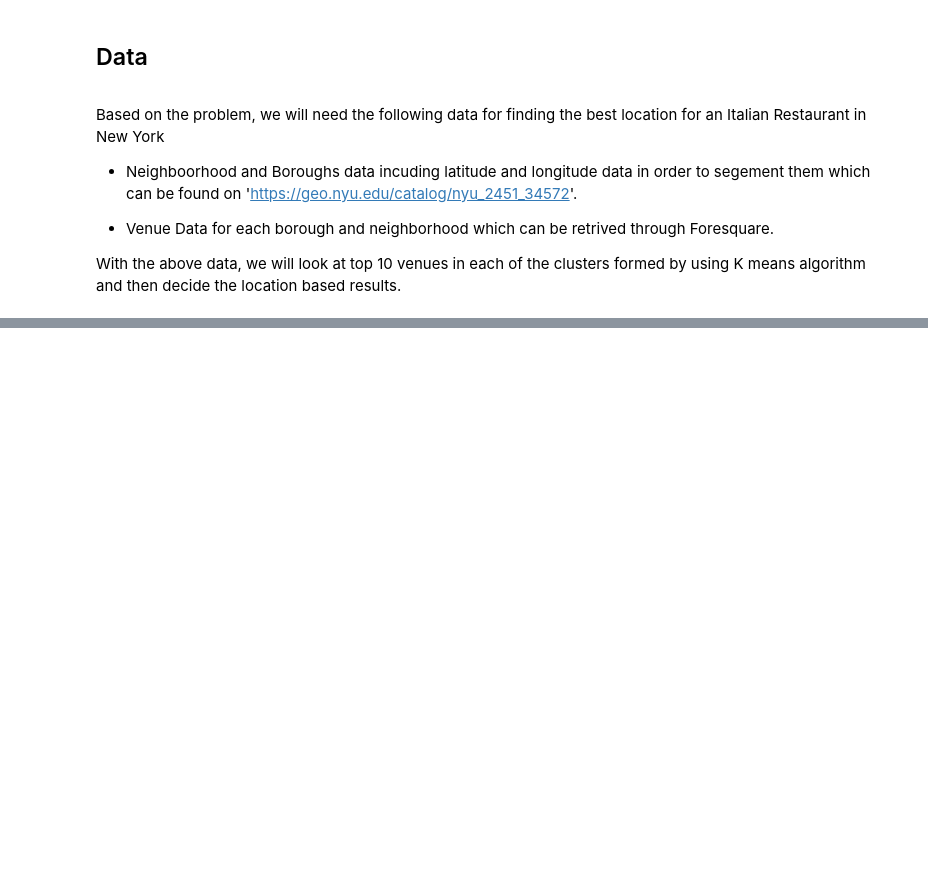
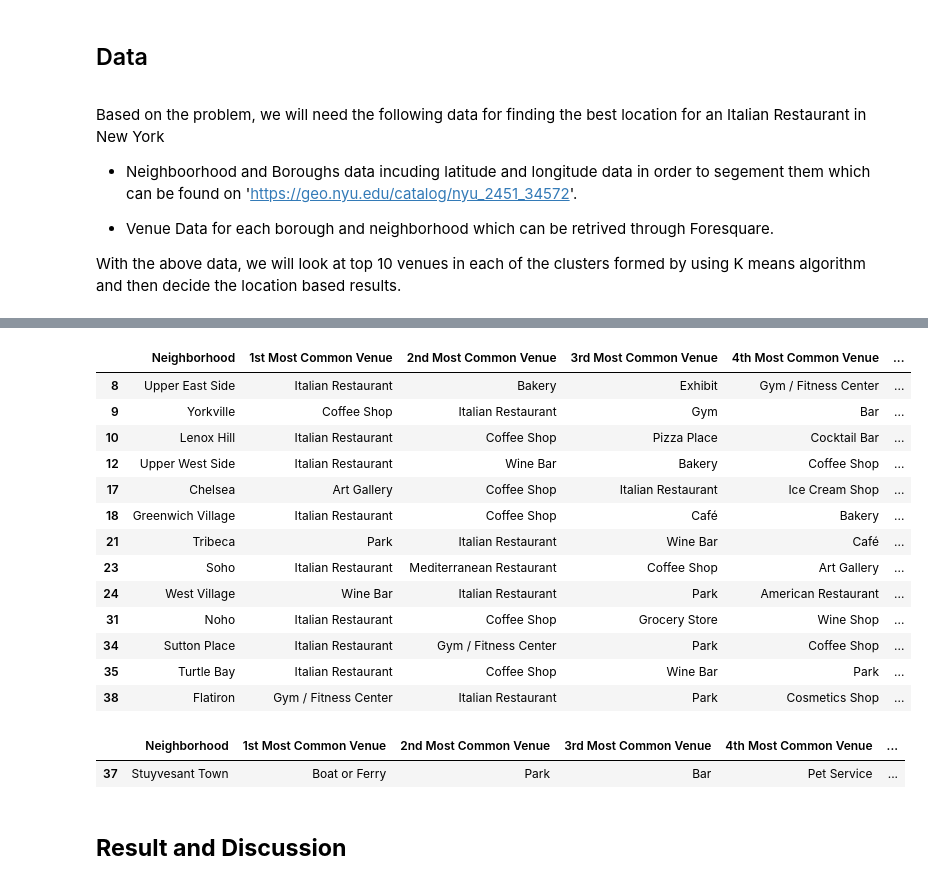
Before and after one commit to koushikvadali/Coursera_Capstone, a Jupyter notebook: The Battle of Neighborhood.ipynb, the cells around one changed output, grey strips where cells are left out. Saved outputs shown, nothing was run; the diff lists cells and outputs as text; code cells hidden in the pictures; blank space fills up the shorter version.

```diff
--- a/The Battle of Neighborhood.ipynb
+++ b/The Battle of Neighborhood.ipynb
@@ -28,0 +575,8 @@ Based on the problem, we will need the following data for finding the best locat
+# %%
+#storing values in a pandas data frame
+
+def return_most_common_venues(row, num_top_venues):
+    row_categories = row.iloc[1:]
+    row_categories_sorted = row_categories.sort_values(ascending=False)
+
+    return row_categories_sorted.index.values[0:num_top_venues]
@@ -28,0 +615,7 @@ Based on the problem, we will need the following data for finding the best locat
+# %%
+# set number of clusters
+kclusters = 5
+
+manhattan_grouped_clustering = manhattan_grouped.drop('Neighborhood', 1)
+
+manhattan_grouped_clustering.head()
@@ -28,0 +629,6 @@ Based on the problem, we will need the following data for finding the best locat
+# %%
+# run k-means clustering
+kmeans = KMeans(n_clusters=kclusters, random_state=0).fit(manhattan_grouped_clustering)
+
+# check cluster labels generated for each row in the dataframe
+kmeans.labels_[0:10]
@@ -28,0 +655,12 @@ Based on the problem, we will need the following data for finding the best locat
+# %%
+#creating data frame that includes cluster as well as top 10 venues for each neighborhood
+
+# add clustering labels
+neighborhoods_venues_sorted.insert(0, 'Cluster Labels', kmeans.labels_)
+
+manhattan_merged = manhattan_data
+
+# merge toronto_grouped with toronto_data to add latitude/longitude for each neighborhood
+manhattan_merged = manhattan_merged.join(neighborhoods_venues_sorted.set_index('Neighborhood'), on='Neighborhood')
+
+manhattan_merged.head() # check the last columns!
@@ -28,0 +742,24 @@ Based on the problem, we will need the following data for finding the best locat
+# %%
+manhattan_merged.loc[manhattan_merged['Cluster Labels'] == 3, manhattan_merged.columns[[1] + list(range(5, manhattan_merged.shape[1]))]]
+# %% [output]
+|  | Neighborhood | 1st Most Common Venue | 2nd Most Common Venue | 3rd Most Common Venue | 4th Most Common Venue | ... |
+| 8 | Upper East Side | Italian Restaurant | Bakery | Exhibit | Gym / Fitness Center | ... |
+| 9 | Yorkville | Coffee Shop | Italian Restaurant | Gym | Bar | ... |
+| 10 | Lenox Hill | Italian Restaurant | Coffee Shop | Pizza Place | Cocktail Bar | ... |
+| 12 | Upper West Side | Italian Restaurant | Wine Bar | Bakery | Coffee Shop | ... |
+| 17 | Chelsea | Art Gallery | Coffee Shop | Italian Restaurant | Ice Cream Shop | ... |
+| 18 | Greenwich Village | Italian Restaurant | Coffee Shop | Café | Bakery | ... |
+| 21 | Tribeca | Park | Italian Restaurant | Wine Bar | Café | ... |
+| 23 | Soho | Italian Restaurant | Mediterranean Restaurant | Coffee Shop | Art Gallery | ... |
+| 24 | West Village | Wine Bar | Italian Restaurant | Park | American Restaurant | ... |
+| 31 | Noho | Italian Restaurant | Coffee Shop | Grocery Store | Wine Shop | ... |
+| 34 | Sutton Place | Italian Restaurant | Gym / Fitness Center | Park | Coffee Shop | ... |
+| 35 | Turtle Bay | Italian Restaurant | Coffee Shop | Wine Bar | Park | ... |
+| 38 | Flatiron | Gym / Fitness Center | Italian Restaurant | Park | Cosmetics Shop | ... |
+# %%
+manhattan_merged.loc[manhattan_merged['Cluster Labels'] == 4, manhattan_merged.columns[[1] + list(range(5, manhattan_merged.shape[1]))]]
+# %% [output]
+|  | Neighborhood | 1st Most Common Venue | 2nd Most Common Venue | 3rd Most Common Venue | 4th Most Common Venue | ... |
+| 37 | Stuyvesant Town | Boat or Ferry | Park | Bar | Pet Service | ... |
+# %% [markdown]
+<strong><h2>Result and Discussion</h2><strong> <a name="results"></a>
```
Also changed, not shown: parts of 74 cells of this notebook.
